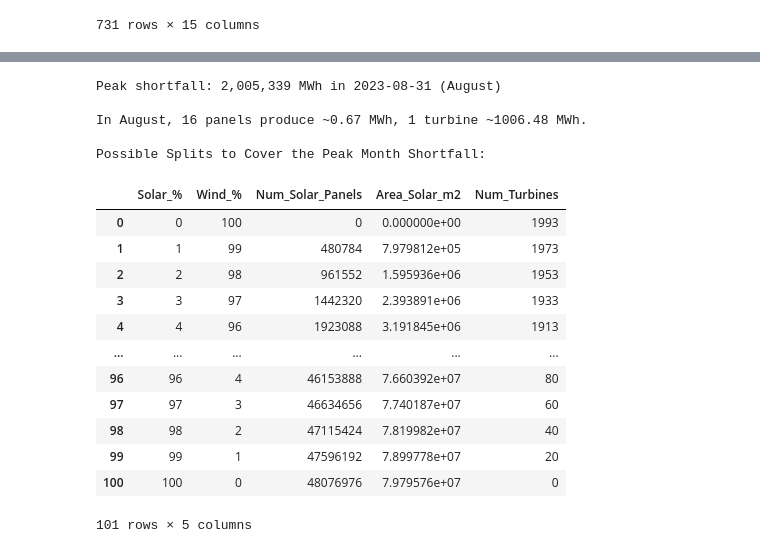
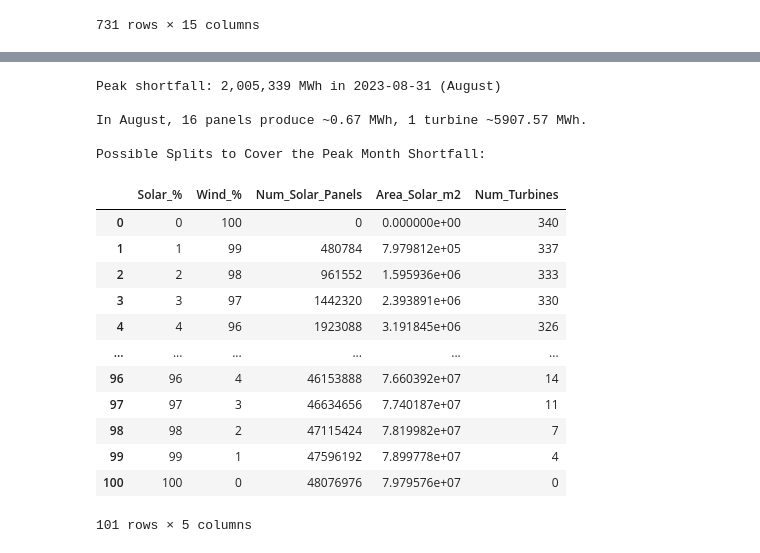
Before and after one commit to Sustainable-Building-Energy/Sustainable, a Jupyter notebook: LADWP_electricity.ipynb, the cells around one changed output, grey strips where cells are left out. Saved outputs shown, nothing was run; the diff lists cells and outputs as text; code cells hidden in the pictures.

```diff
--- a/LADWP_electricity.ipynb
+++ b/LADWP_electricity.ipynb
@@ -876,8 +969,18 @@ wind_data = {
         "July", "August", "September", "October", "November", "December"
     ],
     "Energy_MWh": [
-        665.20, 850.72, 575.26, 723.09, 683.26, 618.72,
-        1152.71, 1006.48, 1216.58, 896.14, 626.93, 819.56
+        3519.07,
+        4788.98,
+        2885.3,
+        4052.63,
+        3484.65,
+        3231.22,
+        7164.48,
+        5907.57,
+        7540.52,
+        5203.31,
+        3233.25,
+        4465.06
     ]
 }
 
@@ -1088,10 +1191,24 @@ wind_data = {
         "July", "August", "September", "October", "November", "December"
     ],
     "Energy_MWh": [
-        665.20, 850.72, 575.26, 723.09, 683.26, 618.72,
-        1152.71, 1006.48, 1216.58, 896.14, 626.93, 819.56
+        3519.07,
+        4788.98,
+        2885.3,
+        4052.63,
+        3484.65,
+        3231.22,
+        7164.48,
+        5907.57,
+        7540.52,
+        5203.31,
+        3233.25,
+        4465.06
     ]
 }
+
+
+
+
 df_wind = pd.DataFrame(wind_data)
 df_wind.set_index("Month", inplace=True)
 
@@ -1134,43 +1251,43 @@ for solar_percent in range(101):  # 0..100 inclusive
 
     # Number of turbines required
     if wind_prod_mwh_for_1_turbine > 0:
         num_turbines = math.ceil(wind_mwh_needed / wind_prod_mwh_for_1_turbine)
     else:
         num_turbines = 0
 
     results.append({
         "Solar_%": solar_percent,
         "Wind_%": wind_percent,
         "Num_Solar_Panels": num_solar_panels,
         "Area_Solar_m2": area_solar_m2,
         "Num_Turbines": num_turbines
     })
 
 df_combos = pd.DataFrame(results)
 
 # --------------------------------------------------------------------------
 # 5) Show final table
 # --------------------------------------------------------------------------
 print("\nPossible Splits to Cover the Peak Month Shortfall:")
 display(df_combos)
 
 df_combos.to_csv("wind_solar_combinations_by_panel.csv", index=False)
 # %% [output]
 Peak shortfall: 2,005,339 MWh in 2023-08-31 (August)
 
-In August, 16 panels produce ~0.67 MWh, 1 turbine ~1006.48 MWh.
+In August, 16 panels produce ~0.67 MWh, 1 turbine ~5907.57 MWh.
 
 Possible Splits to Cover the Peak Month Shortfall:
 |  | Solar_% | Wind_% | Num_Solar_Panels | Area_Solar_m2 | Num_Turbines |
-| 0 | 0 | 100 | 0 | 0.000000e+00 | 1993 |
-| 1 | 1 | 99 | 480784 | 7.979812e+05 | 1973 |
-| 2 | 2 | 98 | 961552 | 1.595936e+06 | 1953 |
-| 3 | 3 | 97 | 1442320 | 2.393891e+06 | 1933 |
-| 4 | 4 | 96 | 1923088 | 3.191845e+06 | 1913 |
+| 0 | 0 | 100 | 0 | 0.000000e+00 | 340 |
+| 1 | 1 | 99 | 480784 | 7.979812e+05 | 337 |
+| 2 | 2 | 98 | 961552 | 1.595936e+06 | 333 |
+| 3 | 3 | 97 | 1442320 | 2.393891e+06 | 330 |
+| 4 | 4 | 96 | 1923088 | 3.191845e+06 | 326 |
 | ... | ... | ... | ... | ... | ... |
-| 96 | 96 | 4 | 46153888 | 7.660392e+07 | 80 |
-| 97 | 97 | 3 | 46634656 | 7.740187e+07 | 60 |
-| 98 | 98 | 2 | 47115424 | 7.819982e+07 | 40 |
-| 99 | 99 | 1 | 47596192 | 7.899778e+07 | 20 |
+| 96 | 96 | 4 | 46153888 | 7.660392e+07 | 14 |
+| 97 | 97 | 3 | 46634656 | 7.740187e+07 | 11 |
+| 98 | 98 | 2 | 47115424 | 7.819982e+07 | 7 |
+| 99 | 99 | 1 | 47596192 | 7.899778e+07 | 4 |
 | 100 | 100 | 0 | 48076976 | 7.979576e+07 | 0 |
 101 rows × 5 columns
```
Also changed, not shown: parts of 4 cells of this notebook, 1 other file.
